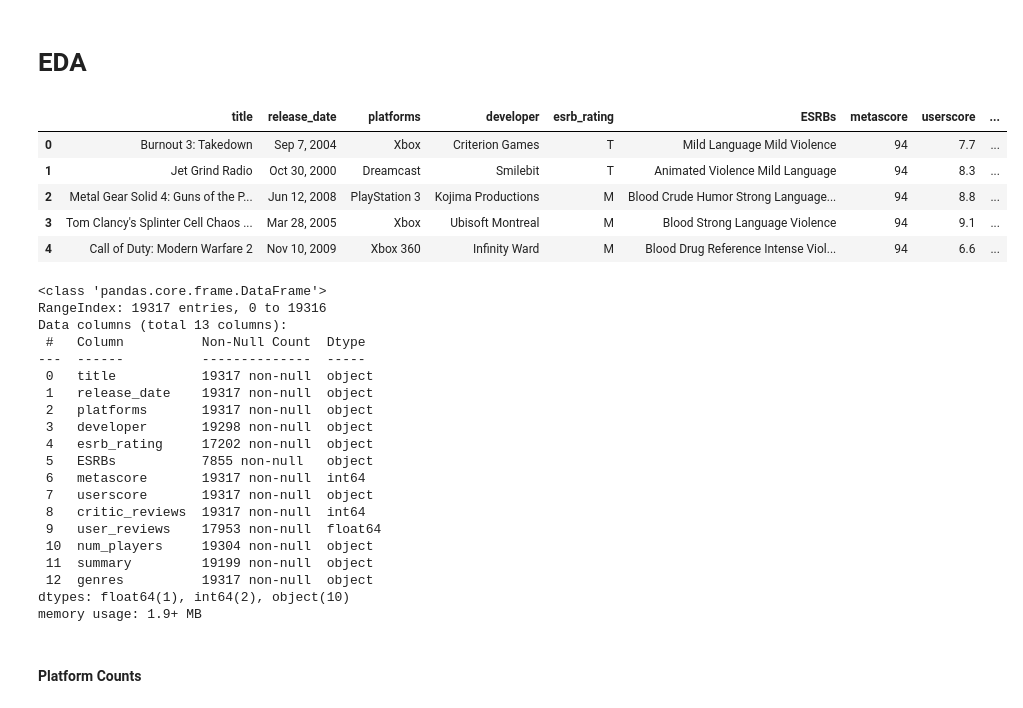
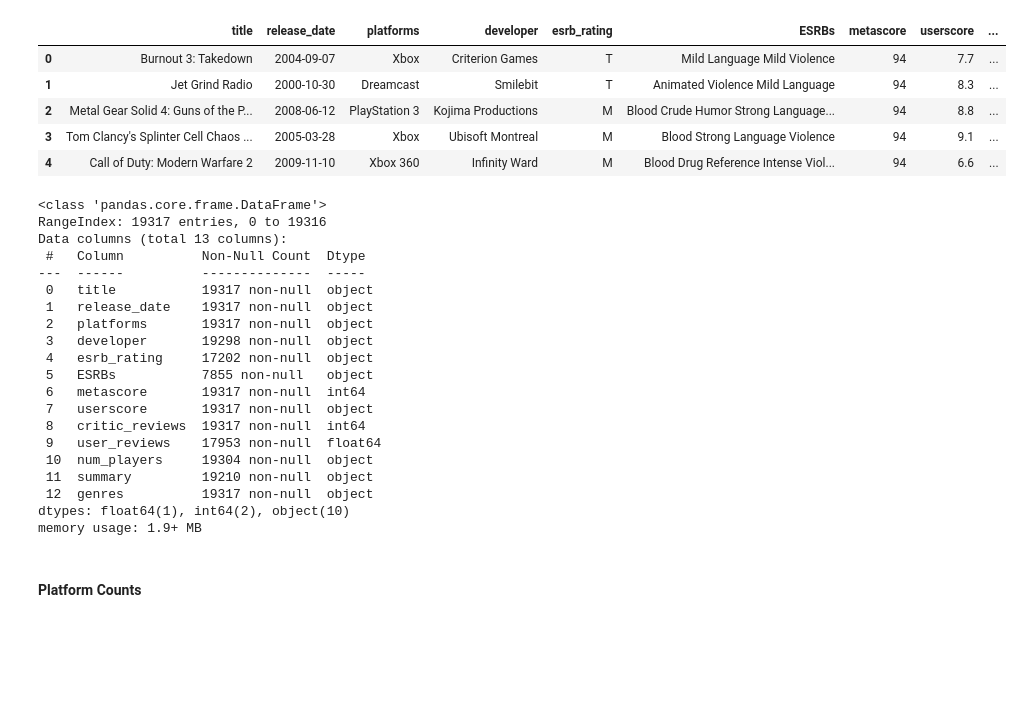
Before and after one commit to trentenAB/Video_Game_Recommendation_System, a Jupyter notebook: notebooks/EDA.ipynb, the cells around one changed output. Saved outputs shown, nothing was run; the diff lists cells and outputs as text; code cells hidden in the pictures; blank space fills up the shorter version.

```diff
--- a/notebooks/EDA.ipynb
+++ b/notebooks/EDA.ipynb
@@ -1,5 +1,3 @@
-# %% [markdown]
-# EDA
 # %%
 import pandas as pd
 import re
@@ -19,18 +23,15 @@ init_notebook_mode(connected=True)
 cf.go_offline()
 %matplotlib inline
 # %%
-games = pd.read_csv('metacritic_games_master2.csv').drop(['Unnamed: 0'], axis = 1)
-genre_norepeat = [', '.join(sorted(set(i.split(',')))).strip() for i in games.genre.values]
-games['genres'] = genre_norepeat
-games = games.drop(columns='genre')
+games = pd.read_csv('games_eda.csv').drop(['Unnamed: 0'], axis = 1)
 games.head()
 # %% [output]
 |  | title | release_date | platforms | developer | esrb_rating | ESRBs | metascore | userscore | ... |
-| 0 | Burnout 3: Takedown | Sep 7, 2004 | Xbox | Criterion Games | T | Mild Language Mild Violence | 94 | 7.7 | ... |
-| 1 | Jet Grind Radio | Oct 30, 2000 | Dreamcast | Smilebit | T | Animated Violence Mild Language | 94 | 8.3 | ... |
-| 2 | Metal Gear Solid 4: Guns of the P... | Jun 12, 2008 | PlayStation 3 | Kojima Productions | M | Blood Crude Humor Strong Language... | 94 | 8.8 | ... |
-| 3 | Tom Clancy's Splinter Cell Chaos ... | Mar 28, 2005 | Xbox | Ubisoft Montreal | M | Blood Strong Language Violence | 94 | 9.1 | ... |
-| 4 | Call of Duty: Modern Warfare 2 | Nov 10, 2009 | Xbox 360 | Infinity Ward | M | Blood Drug Reference Intense Viol... | 94 | 6.6 | ... |
+| 0 | Burnout 3: Takedown | 2004-09-07 | Xbox | Criterion Games | T | Mild Language Mild Violence | 94 | 7.7 | ... |
+| 1 | Jet Grind Radio | 2000-10-30 | Dreamcast | Smilebit | T | Animated Violence Mild Language | 94 | 8.3 | ... |
+| 2 | Metal Gear Solid 4: Guns of the P... | 2008-06-12 | PlayStation 3 | Kojima Productions | M | Blood Crude Humor Strong Language... | 94 | 8.8 | ... |
+| 3 | Tom Clancy's Splinter Cell Chaos ... | 2005-03-28 | Xbox | Ubisoft Montreal | M | Blood Strong Language Violence | 94 | 9.1 | ... |
+| 4 | Call of Duty: Modern Warfare 2 | 2009-11-10 | Xbox 360 | Infinity Ward | M | Blood Drug Reference Intense Viol... | 94 | 6.6 | ... |
 # %%
 games.info()
 # %% [output]
@@ -50,7 +51,7 @@ Data columns (total 13 columns):
  8   critic_reviews  19317 non-null  int64
  9   user_reviews    17953 non-null  float64
  10  num_players     19304 non-null  object
- 11  summary         19199 non-null  object
+ 11  summary         19210 non-null  object
  12  genres          19317 non-null  object
 dtypes: float64(1), int64(2), object(10)
 memory usage: 1.9+ MB
```
Also changed, not shown: parts of 22 cells of this notebook.
